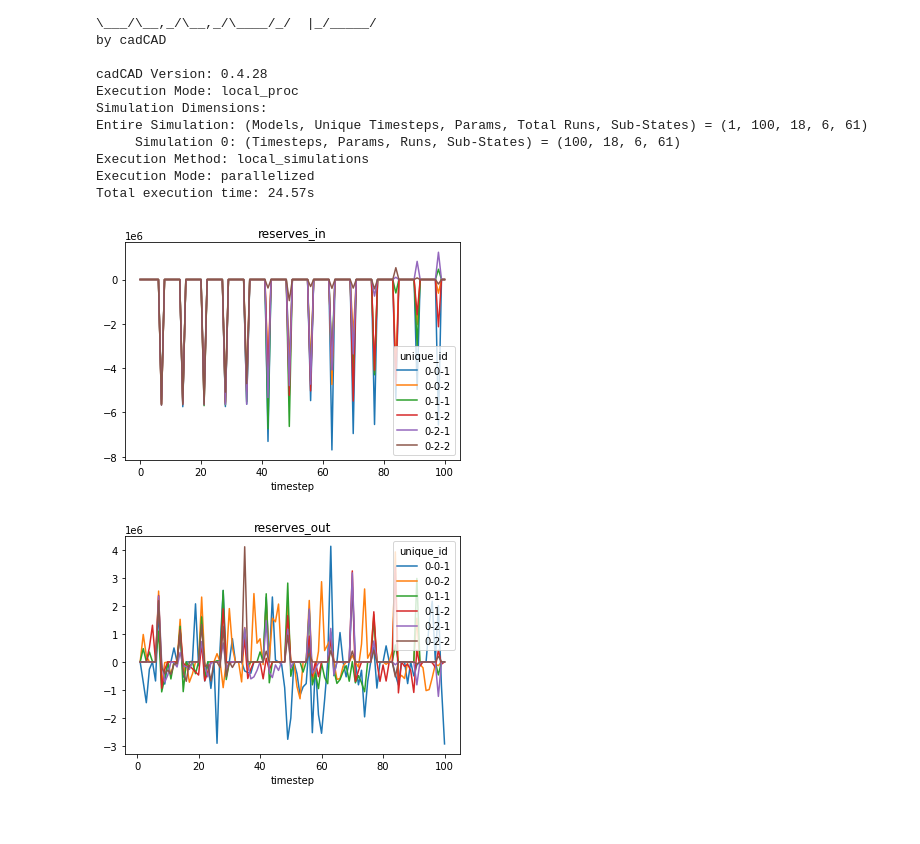
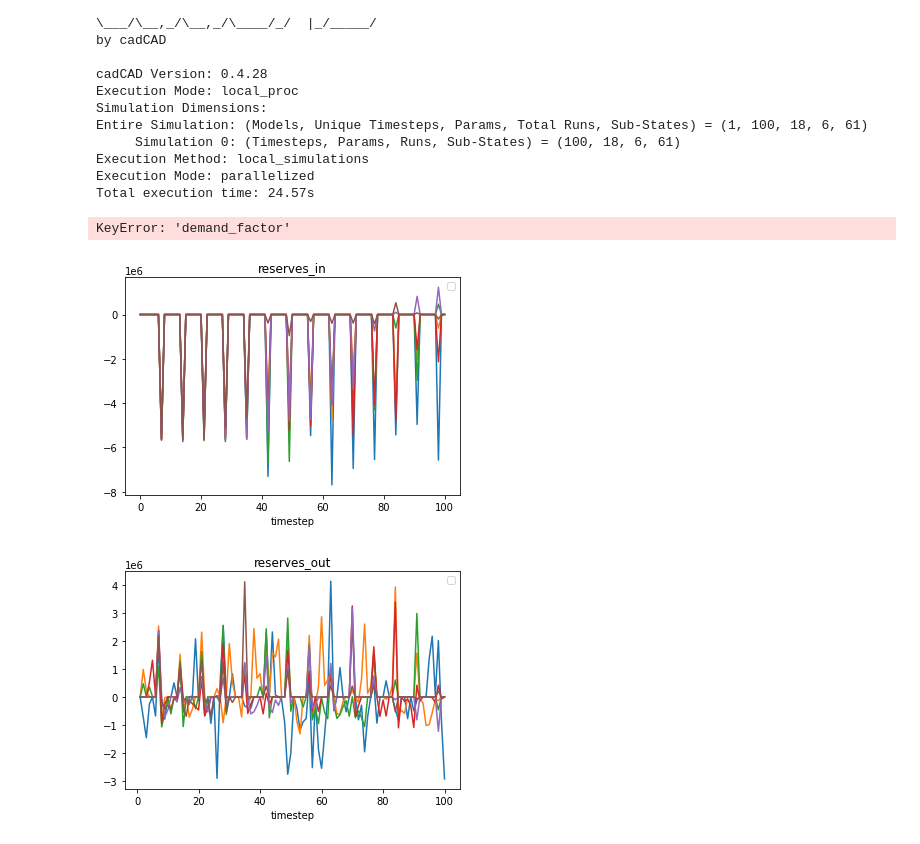
Before and after one commit to OlympusDAO/olympus-digital-twin, a Jupyter notebook: Basic Sweep.ipynb, the cells around one changed output. Saved outputs shown, nothing was run; the diff lists cells and outputs as text; code cells hidden in the pictures.

```diff
--- a/Basic Sweep.ipynb
+++ b/Basic Sweep.ipynb
@@ -153,9 +153,25 @@ def plot_all_sims(var_list: List[str], df: DataFrame):
     for col in var_list:
         df.pivot("timestep","unique_id", col).plot(kind='line')
         plt.title(col)
+        plt.legend([])
         plt.show()
+
+def plot_grouped_variables_average(var_list: List[str], grouping_variables: List[str], df: DataFrame):
+    data = df.groupby(grouping_variables)[var_list + ["timestep"]].mean()
+    print(data)
+    for col in var_list:
+        data.pivot("timestep","unique_id", col).plot(kind='line')
+        plt.title(col)
+        plt.legend([])
+        plt.show()
+# %%
+plot_grouped_variables_average(["reserves_in","reserves_out"],
+                               ["demand_factor", "supply_factor"],
+                               df)
+# %% [output]
+KeyError: 'demand_factor'
 # %%
-plot_all_sims(["reserves_in","reserves_out",], df)
+plot_all_sims(["reserves_in","reserves_out"], df)
 # %% [output]
-[figure, old version]
+[figure, new version]
-[figure, old version]
+[figure, new version]
```
